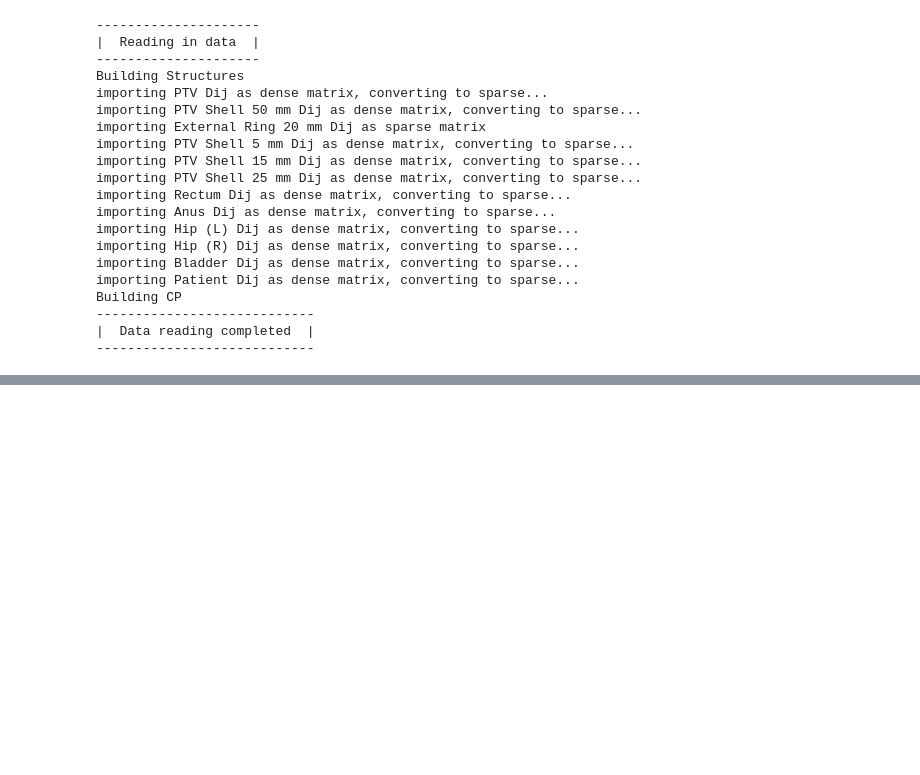
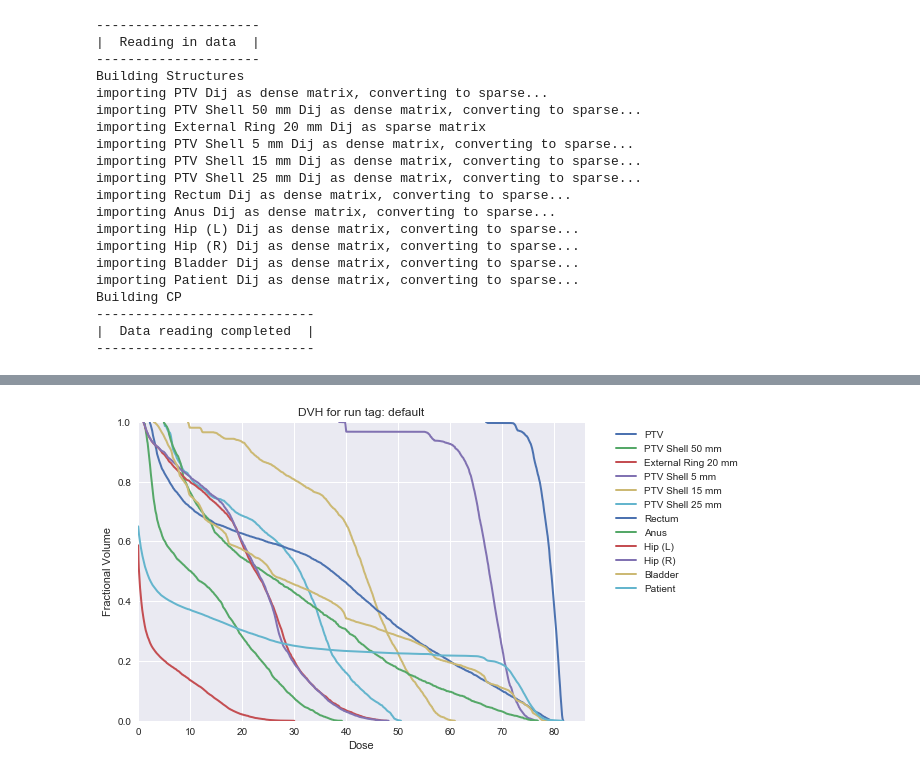
Before and after one commit to brugaltheelder/vmat_auto, a Jupyter notebook: josh_vmat_testing.ipynb, the cells around one changed output, grey strips where cells are left out. Drawn from its saved outputs; the diff is of its cells as text; code cells hidden in the pictures; blank space fills up the shorter version.

```diff
--- a/josh_vmat_testing.ipynb
+++ b/josh_vmat_testing.ipynb
@@ -8,27 +9,34 @@ from pyrt.tools import print_structure_info
 # %%
-# Troy Inputs - Prostate
+# Josh Inputs - Prostate
 # Find work directory
 # cwd = '/Users/troy/Dropbox/CAP Group/TROTS/Prostate_VMAT/'
-working_directory = 'outputs_troy/'
+working_directory = 'outputs_josh/'
 cwd = '/Users/jtmargo/Desktop/Josh/Clemson University/Research/Treatment Plan/TROTS Data/Prostate_VMAT/'
-
-
-# Load patient information
-filename = 'Prostate_VMAT_101.mat'
 
 vmat_model_params = {
     'target_weights':{'PTV':1000., 'default':500.},
     'oar_weights':{'Rectum':10., 'Bladder':10., 'default':1.},
-    'maxIntensity':1.,
-    'minIntensity': 0.
+    'max_intensity':1000.,
+    'min_intensity': 0.,
+    'aper_limit': 1.
 }
 
 
 input_dict = {
     'cwd': cwd,
     'figure_directory':working_directory,
-    'filename': filename,
+    'filename': None,
     'Rx': {'PTV': 79.56, 'PTV Vesicles': 72.2},
     'model_params':vmat_model_params
 }
+# %%
+#Run all cases
+runall(input_dict)
+# %%
+#Run individual case
+
+# Load patient information
+input_dict['filename'] = 'Prostate_VMAT_101.mat'
+
+run_case(input_dict)
 # %%
@@ -95,2 +113,4 @@ TypeError: calc_dose_from_variables() got an unexpected keyword argument 'x'
 # %%
-model.plot_DVH(run_tag='initial_dose',saveDVH=True, num_bins = 500)
+model.plot_DVH(run_tag='default',saveDVH=True, num_bins = 500)
+# %% [output]
+[figure, added]
```
Also changed, not shown: parts of 7 cells of this notebook, 3 other files.
